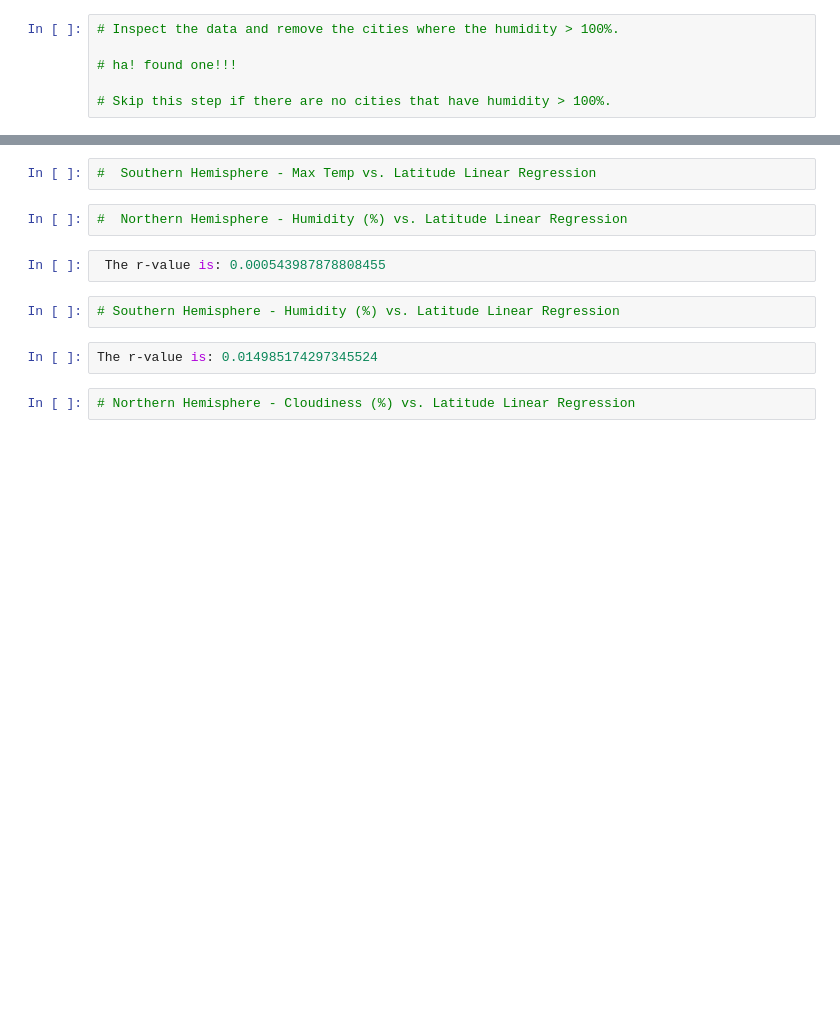
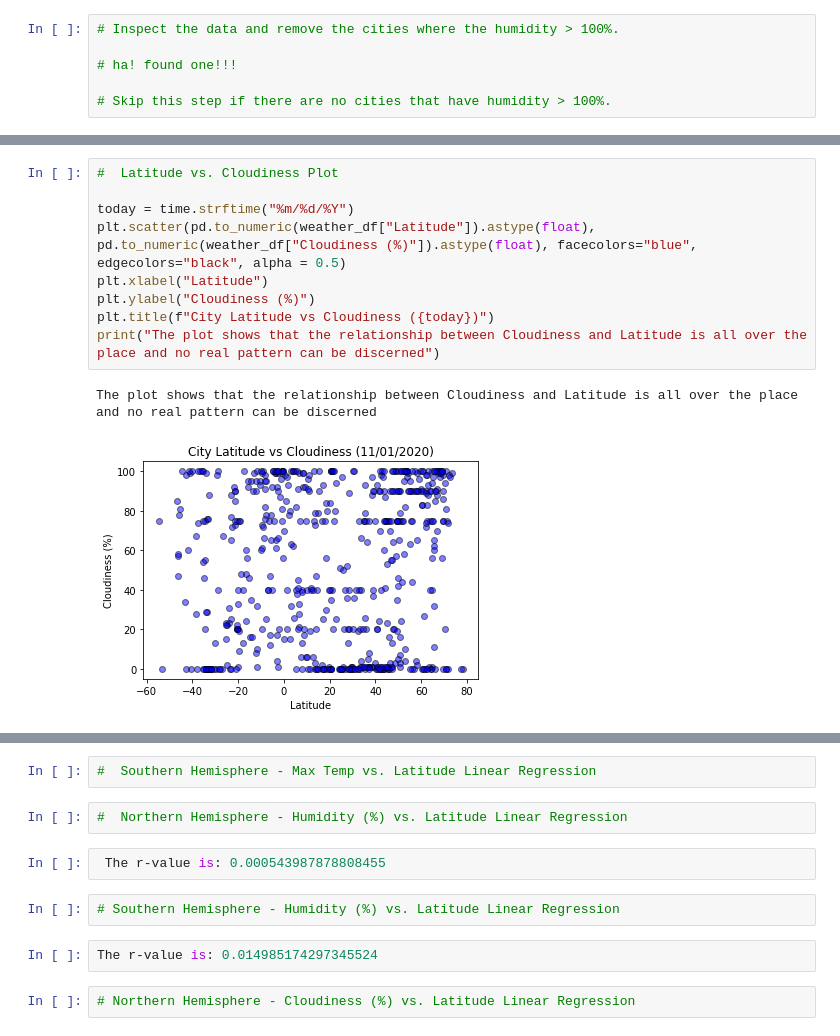
Before and after one commit to vinnie3030/Python-API-Homework, a Jupyter notebook: WeatherPy.ipynb, the cells around one changed output, grey strips where cells are left out. Saved outputs shown, nothing was run; the diff lists cells and outputs as text; blank space fills up the shorter version.

```diff
--- a/WeatherPy.ipynb
+++ b/WeatherPy.ipynb
@@ -180,0 +205,12 @@ sns.set()
+# %%
+#  Latitude vs. Cloudiness Plot
+
+today = time.strftime("%m/%d/%Y")
+plt.scatter(pd.to_numeric(weather_df["Latitude"]).astype(float), pd.to_numeric(weather_df["Cloudiness (%)"]).astype(float), facecolors="blue", edgecolors="black", alpha = 0.5)
+plt.xlabel("Latitude")
+plt.ylabel("Cloudiness (%)")
+plt.title(f"City Latitude vs Cloudiness ({today})")
+print("The plot shows that the relationship between Cloudiness and Latitude is all over the place and no real pattern can be discerned")
+# %% [output]
+The plot shows that the relationship between Cloudiness and Latitude is all over the place and no real pattern can be discerned
+[figure, added]
```
Also changed, not shown: parts of 22 cells of this notebook, 5 other files.
